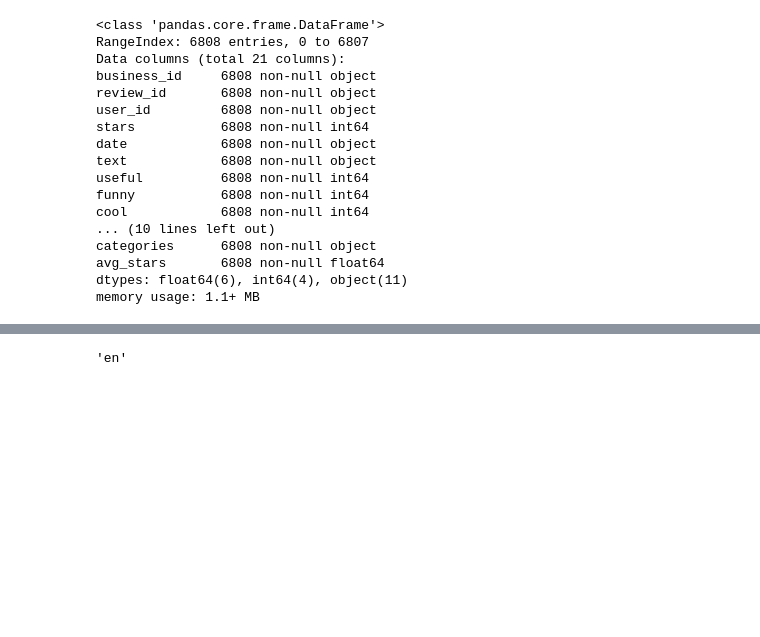
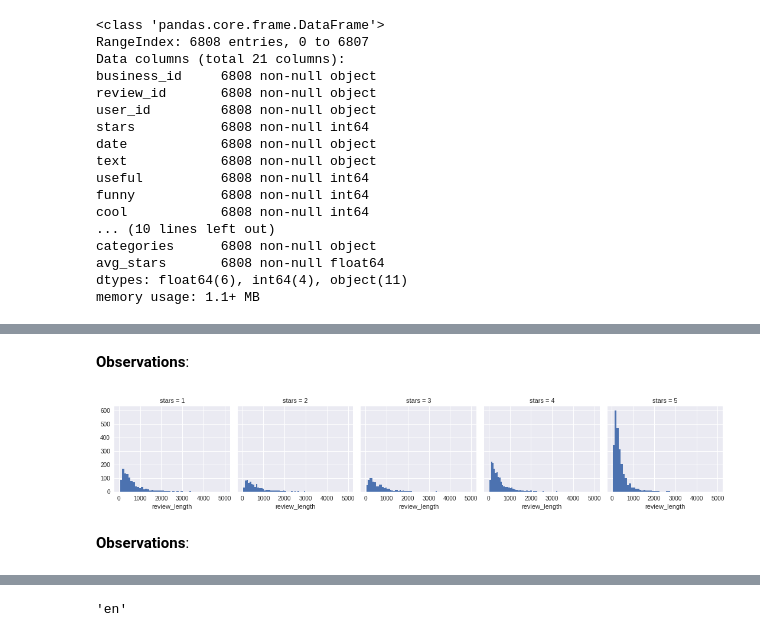
Before and after one commit to schubline/capstone_project, a Jupyter notebook: eda_notebooks/nlp_food_review_sc.ipynb, the cells around one changed output, grey strips where cells are left out. Cells and saved outputs as stored; diff of their text form; code cells hidden in the pictures; blank space fills up the shorter version.

```diff
--- a/eda_notebooks/nlp_food_review_sc.ipynb
+++ b/eda_notebooks/nlp_food_review_sc.ipynb
@@ -107,0 +182,10 @@ data.head()
+# %% [markdown]
+**Observations**:
+# %%
+# seeign how review length changed by star raiting
+g = sns.FacetGrid(data=data, col='stars')
+g.map(plt.hist, 'review_length', bins=50);
+# %% [output]
+[figure, added]
+# %% [markdown]
+**Observations**:
```
Also changed, not shown: parts of 58 cells of this notebook.
